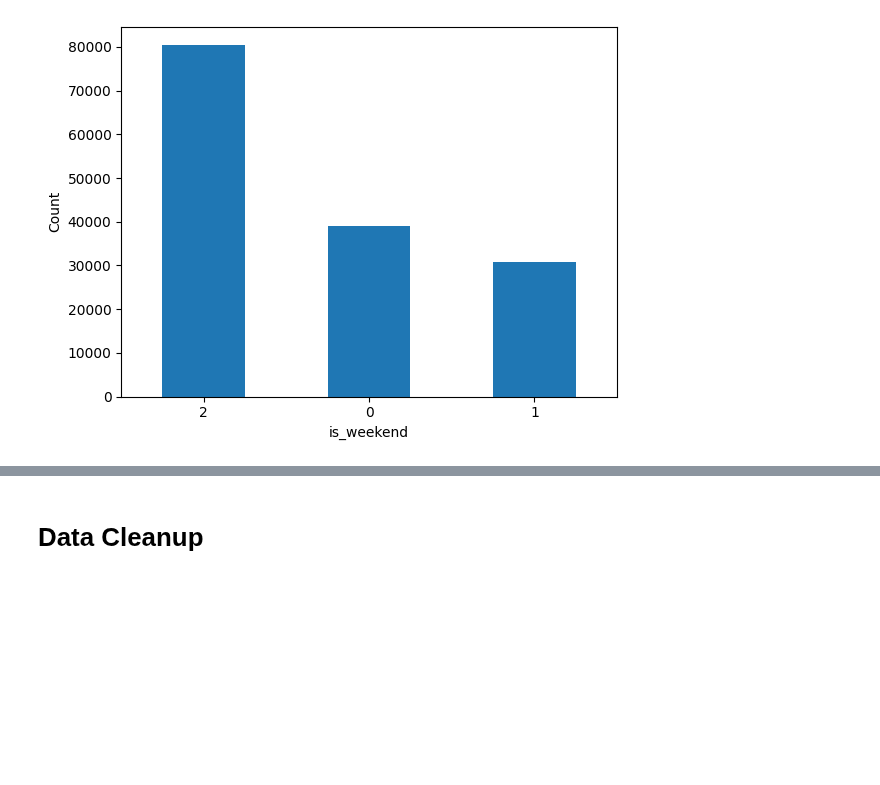
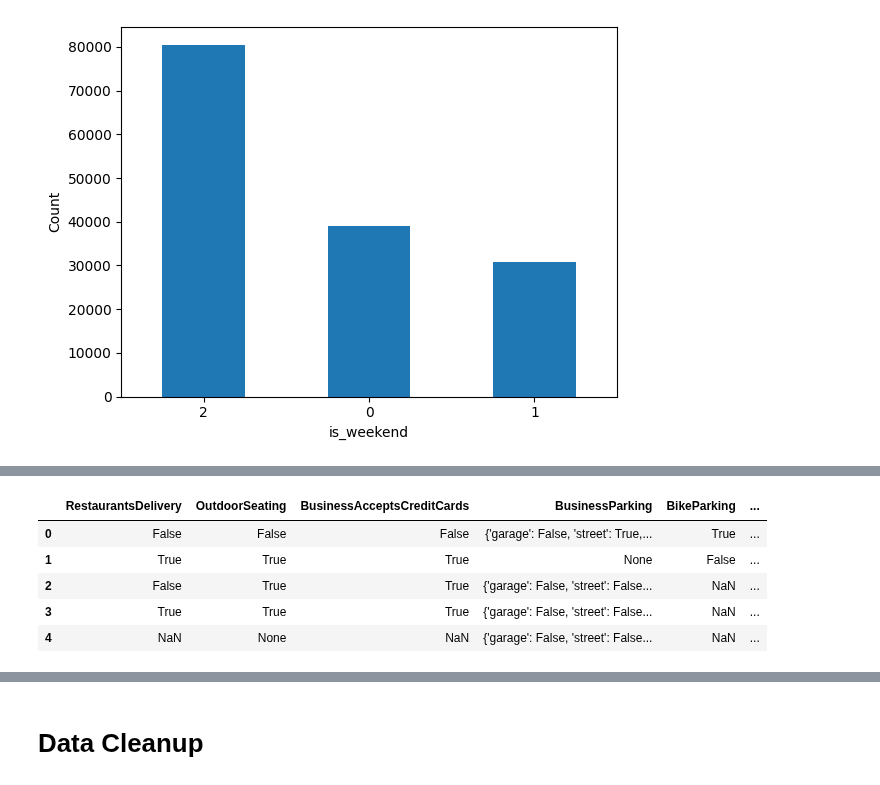
Before and after one commit to jmohsbeck1/jpmc_mle, a Jupyter notebook: Copy_of_JMCopy_of_DataDazzlers_DineOracle.ipynb, the cells around one changed output, grey strips where cells are left out. Cells and saved outputs as stored; diff of their text form; code cells hidden in the pictures; blank space fills up the shorter version.

```diff
--- a/Copy_of_JMCopy_of_DataDazzlers_DineOracle.ipynb
+++ b/Copy_of_JMCopy_of_DataDazzlers_DineOracle.ipynb
@@ -583,0 +629,4 @@ df_hours['is_weekend'].value_counts().plot(kind='bar', xlabel='is_weekend', ylab
+# %%
+# drop rows that not restaurants
+#df_restaurants = df_restaurants.drop(df_restaurants[df_restaurants.is_restaurant == 1].index)
+df_restaurants = df_restaurants[df_restaurants.is_restaurant == '1']
@@ -583,0 +646,3 @@ df_hours['is_weekend'].value_counts().plot(kind='bar', xlabel='is_weekend', ylab
+# %%
+pd.options.display.max_colwidth = 1000
+print(f'{df_restaurants.head(10).original_attributes}')
@@ -583,0 +661,3 @@ df_hours['is_weekend'].value_counts().plot(kind='bar', xlabel='is_weekend', ylab
+# %%
+original_attributes_json_str = df_restaurants['original_attributes']
+original_attributes_json_str
@@ -583,0 +677,11 @@ df_hours['is_weekend'].value_counts().plot(kind='bar', xlabel='is_weekend', ylab
+# %%
+df_restaurants_attributes = pd.DataFrame.from_dict(pd.json_normalize(original_attributes_json_str), orient='columns')
+# %%
+df_restaurants_attributes.head()
+# %% [output]
+|  | RestaurantsDelivery | OutdoorSeating | BusinessAcceptsCreditCards | BusinessParking | BikeParking | ... |
+| 0 | False | False | False | {'garage': False, 'street': True,... | True | ... |
+| 1 | True | True | True | None | False | ... |
+| 2 | False | True | True | {'garage': False, 'street': False... | NaN | ... |
+| 3 | True | True | True | {'garage': False, 'street': False... | NaN | ... |
+| 4 | NaN | None | NaN | {'garage': False, 'street': False... | NaN | ... |
```
Also changed, not shown: parts of 25 cells of this notebook.
